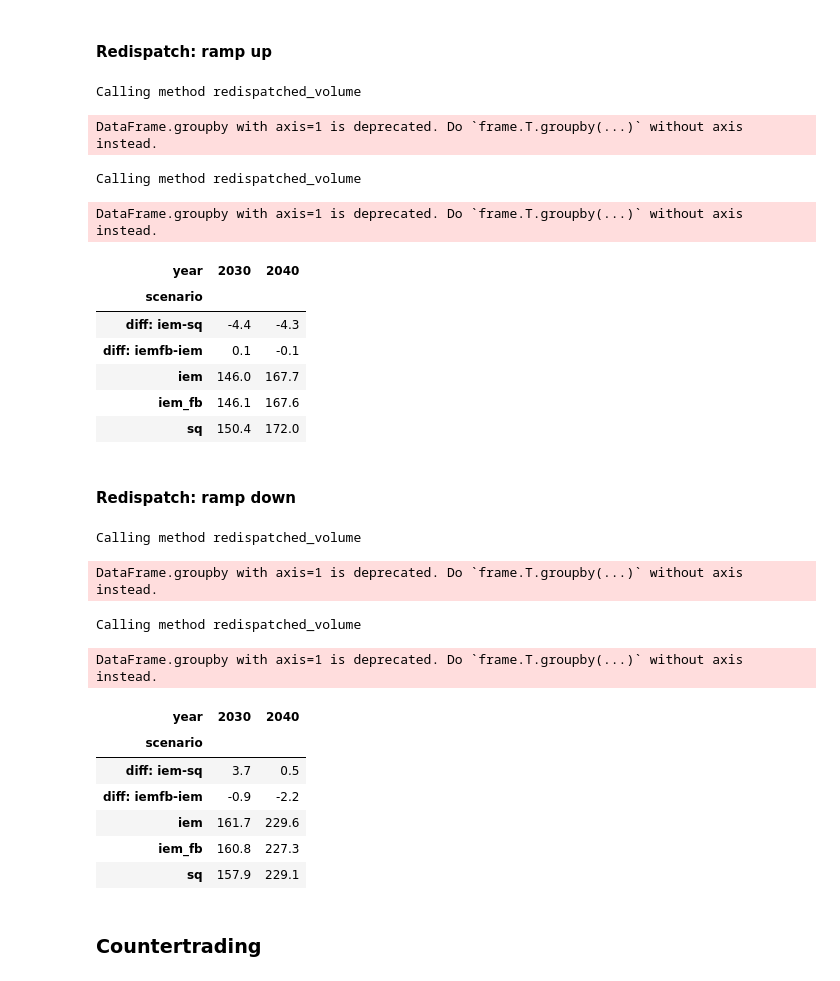
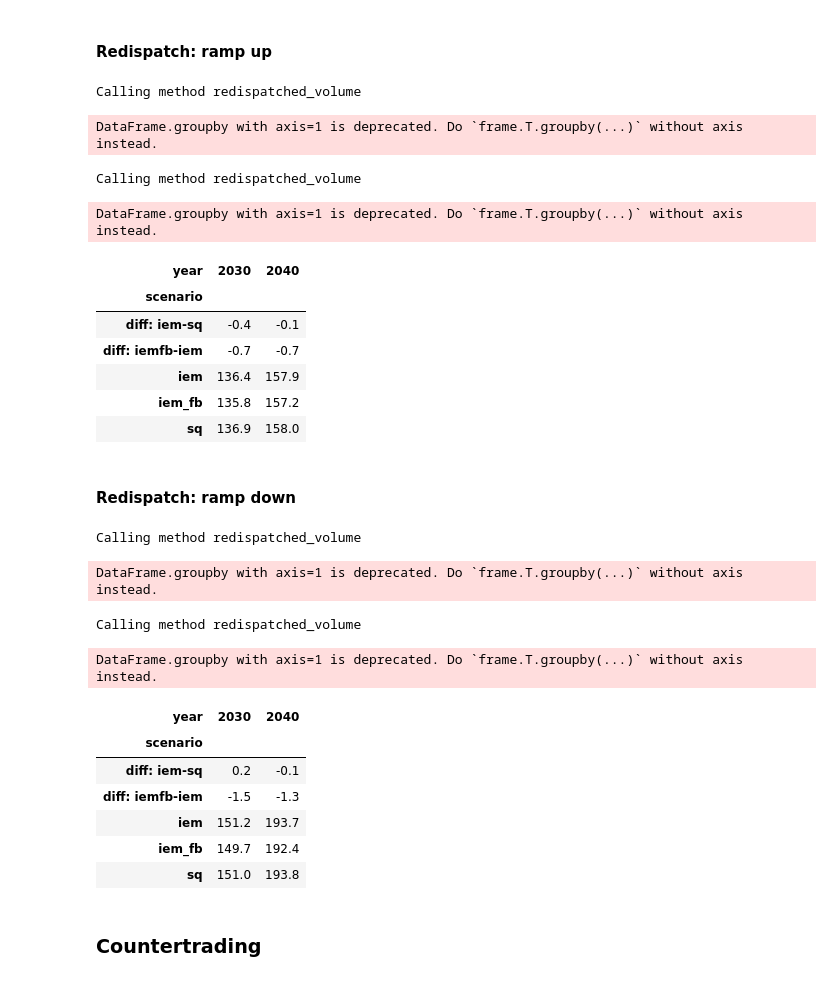
Before and after one commit to open-energy-transition/NGV-FBMC, a Jupyter notebook: modules/analysis_toolkit/validation_checks.ipynb, the cells around one changed output. Saved outputs shown, nothing was run; the diff lists cells and outputs as text; code cells hidden in the pictures.

```diff
--- a/modules/analysis_toolkit/validation_checks.ipynb
+++ b/modules/analysis_toolkit/validation_checks.ipynb
@@ -1,8 +1,6 @@
 # %% [markdown]
 ##### Imports and setup
 # %%
-from modules.analysis_toolkit.helpers.config.constants import CAPTURE_RATE_IC
-from modules.analysis_toolkit.helpers.index_finder import GeoOptions
 # setup the notebook environment
 !pixi install
 %load_ext autoreload
@@ -38,11 +36,14 @@ project_root = ensure_project_root_on_path()
 print("Added project root to sys.path:", project_root)
 
 # imports and loading data
-from modules.analysis_toolkit.analyzer import ResultsComputer, GeoOptions
+from modules.analysis_toolkit.helpers.config.constants import CAPTURE_RATE_IC
+from modules.analysis_toolkit.helpers.index_finder import GeoOptions
+from modules.analysis_toolkit.analyzer import ResultsComputer, GeoOptions, format_result
 from modules.analysis_toolkit.helpers.plotting import TimeSeriesPlot, HistogramPlot, BarChartPlot, WaterfallPlot
 import pandas as pd
 
 study_years = [2030, 2040]
 rc = {year: ResultsComputer(year=year, apply_snapshot_filter=False) for year in study_years}
+weights = rc[2030].ns.get_iem_dispatch().snapshot_weightings["generators"]
 # %% [output]
 ✔ The default environment has been installed.
@@ -379,35 +416,36 @@ Calling method constraint_management_volume
 # %%
 pd.concat(
     [
         rc[year].redispatched_volume.compare_redispatch()
             .query("carrier.str.contains('ramp up')") \
+            .mul(weights, level="snapshot", axis=1)
             .groupby("scenario", axis=1).sum() \
             .sum() \
             .div(1e6) \
             .round(1)
         for year in study_years
     ],
     keys=study_years,
     names=["year"],
     axis=1
 )
 # it is possible to show disaggregated per component or group at one of the following levels:
 # per GB bus (bus), per technology-direction (ramp carrier), or total (sum):
 # .groupby("bus").sum()
 # .groupby("ramp carrier").sum()
 # .sum()
 # %% [output]
 Calling method redispatched_volume
 DataFrame.groupby with axis=1 is deprecated. Do `frame.T.groupby(...)` without axis instead.
 Calling method redispatched_volume
 DataFrame.groupby with axis=1 is deprecated. Do `frame.T.groupby(...)` without axis instead.
 | year | 2030 | 2040 |
 | scenario |  |  |
-| diff: iem-sq | -4.4 | -4.3 |
-| diff: iemfb-iem | 0.1 | -0.1 |
-| iem | 146.0 | 167.7 |
-| iem_fb | 146.1 | 167.6 |
-| sq | 150.4 | 172.0 |
+| diff: iem-sq | -0.4 | -0.1 |
+| diff: iemfb-iem | -0.7 | -0.7 |
+| iem | 136.4 | 157.9 |
+| iem_fb | 135.8 | 157.2 |
+| sq | 136.9 | 158.0 |
 # %% [markdown]
 #### Redispatch: ramp down
 # %%
@@ -415,6 +453,7 @@ pd.concat(
     [
         rc[year].redispatched_volume.compare_redispatch()
             .query("carrier.str.contains('ramp down')") \
+            .mul(weights, level="snapshot", axis=1)
             .groupby("scenario", axis=1).sum() \
             .sum() \
             .div(1e6) \
@@ -437,11 +476,11 @@ Calling method redispatched_volume
 DataFrame.groupby with axis=1 is deprecated. Do `frame.T.groupby(...)` without axis instead.
 | year | 2030 | 2040 |
 | scenario |  |  |
-| diff: iem-sq | 3.7 | 0.5 |
-| diff: iemfb-iem | -0.9 | -2.2 |
-| iem | 161.7 | 229.6 |
-| iem_fb | 160.8 | 227.3 |
-| sq | 157.9 | 229.1 |
+| diff: iem-sq | 0.2 | -0.1 |
+| diff: iemfb-iem | -1.5 | -1.3 |
+| iem | 151.2 | 193.7 |
+| iem_fb | 149.7 | 192.4 |
+| sq | 151.0 | 193.8 |
 # %% [markdown]
 ### Countertrading
 # %% [markdown]
```
Also changed, not shown: parts of 37 cells of this notebook, 3 other files.
